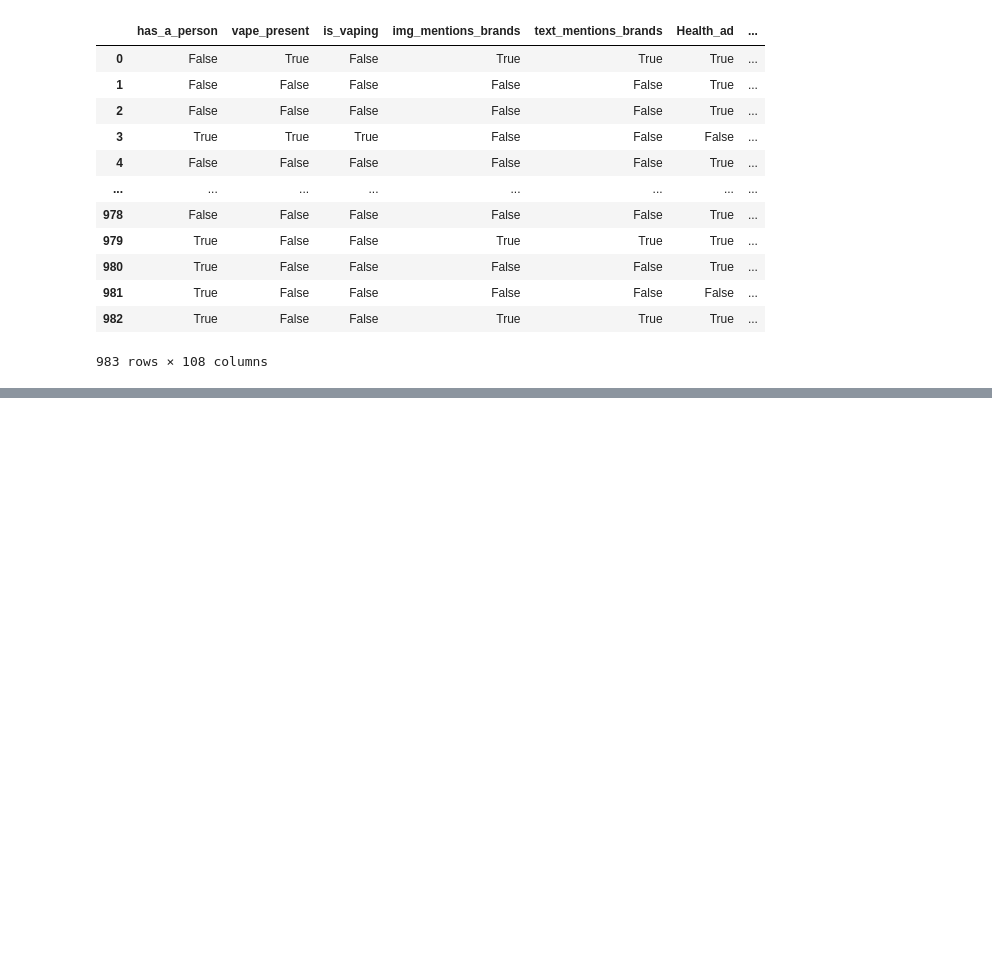
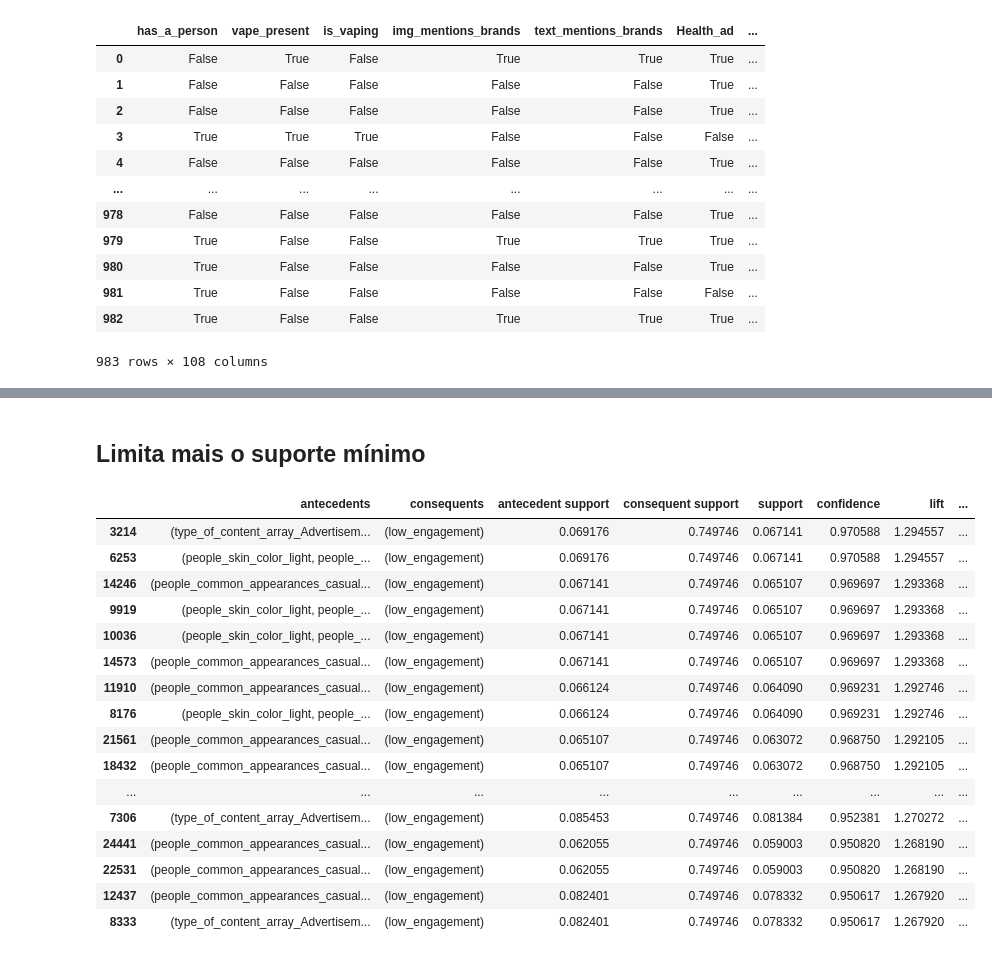
Before and after one commit to Patrick448/Data-Mining, a Jupyter notebook: 3-association-rules/association-rules.ipynb, the cells around one changed output, grey strips where cells are left out. Saved outputs shown, nothing was run; the diff lists cells and outputs as text; code cells hidden in the pictures; blank space fills up the shorter version.

```diff
--- a/3-association-rules/association-rules.ipynb
+++ b/3-association-rules/association-rules.ipynb
@@ -290,0 +302,28 @@ regras[le_c].sort_values(by='lift', ascending=False)
+# %% [markdown]
+## Limita mais o suporte mínimo
+# %%
+from mlxtend.frequent_patterns import apriori
+#from mlxtend.frequent_patterns import association_rules
+itemsets = apriori(df, min_support=0.05, use_colnames=True)
+regras2 = association_rules(itemsets, metric="confidence", min_threshold=0.95)
+regras2.sort_values(by="lift", ascending=False, inplace=True)
+le_c2 = regras2['consequents'].apply(lambda x: 'low_engagement' in x and len(x) == 1)
+regras2[le_c2].sort_values(by='lift', ascending=False)
+# %% [output]
+|  | antecedents | consequents | antecedent support | consequent support | support | confidence | lift | ... |
+| 3214 | (type_of_content_array_Advertisem... | (low_engagement) | 0.069176 | 0.749746 | 0.067141 | 0.970588 | 1.294557 | ... |
+| 6253 | (people_skin_color_light, people_... | (low_engagement) | 0.069176 | 0.749746 | 0.067141 | 0.970588 | 1.294557 | ... |
+| 14246 | (people_common_appearances_casual... | (low_engagement) | 0.067141 | 0.749746 | 0.065107 | 0.969697 | 1.293368 | ... |
+| 9919 | (people_skin_color_light, people_... | (low_engagement) | 0.067141 | 0.749746 | 0.065107 | 0.969697 | 1.293368 | ... |
+| 10036 | (people_skin_color_light, people_... | (low_engagement) | 0.067141 | 0.749746 | 0.065107 | 0.969697 | 1.293368 | ... |
+| 14573 | (people_common_appearances_casual... | (low_engagement) | 0.067141 | 0.749746 | 0.065107 | 0.969697 | 1.293368 | ... |
+| 11910 | (people_common_appearances_casual... | (low_engagement) | 0.066124 | 0.749746 | 0.064090 | 0.969231 | 1.292746 | ... |
+| 8176 | (people_skin_color_light, people_... | (low_engagement) | 0.066124 | 0.749746 | 0.064090 | 0.969231 | 1.292746 | ... |
+| 21561 | (people_common_appearances_casual... | (low_engagement) | 0.065107 | 0.749746 | 0.063072 | 0.968750 | 1.292105 | ... |
+| 18432 | (people_common_appearances_casual... | (low_engagement) | 0.065107 | 0.749746 | 0.063072 | 0.968750 | 1.292105 | ... |
+| ... | ... | ... | ... | ... | ... | ... | ... | ... |
+| 7306 | (type_of_content_array_Advertisem... | (low_engagement) | 0.085453 | 0.749746 | 0.081384 | 0.952381 | 1.270272 | ... |
+| 24441 | (people_common_appearances_casual... | (low_engagement) | 0.062055 | 0.749746 | 0.059003 | 0.950820 | 1.268190 | ... |
+| 22531 | (people_common_appearances_casual... | (low_engagement) | 0.062055 | 0.749746 | 0.059003 | 0.950820 | 1.268190 | ... |
+| 12437 | (people_common_appearances_casual... | (low_engagement) | 0.082401 | 0.749746 | 0.078332 | 0.950617 | 1.267920 | ... |
+| 8333 | (type_of_content_array_Advertisem... | (low_engagement) | 0.082401 | 0.749746 | 0.078332 | 0.950617 | 1.267920 | ... |
```
Also changed, not shown: parts of 8 cells of this notebook.
